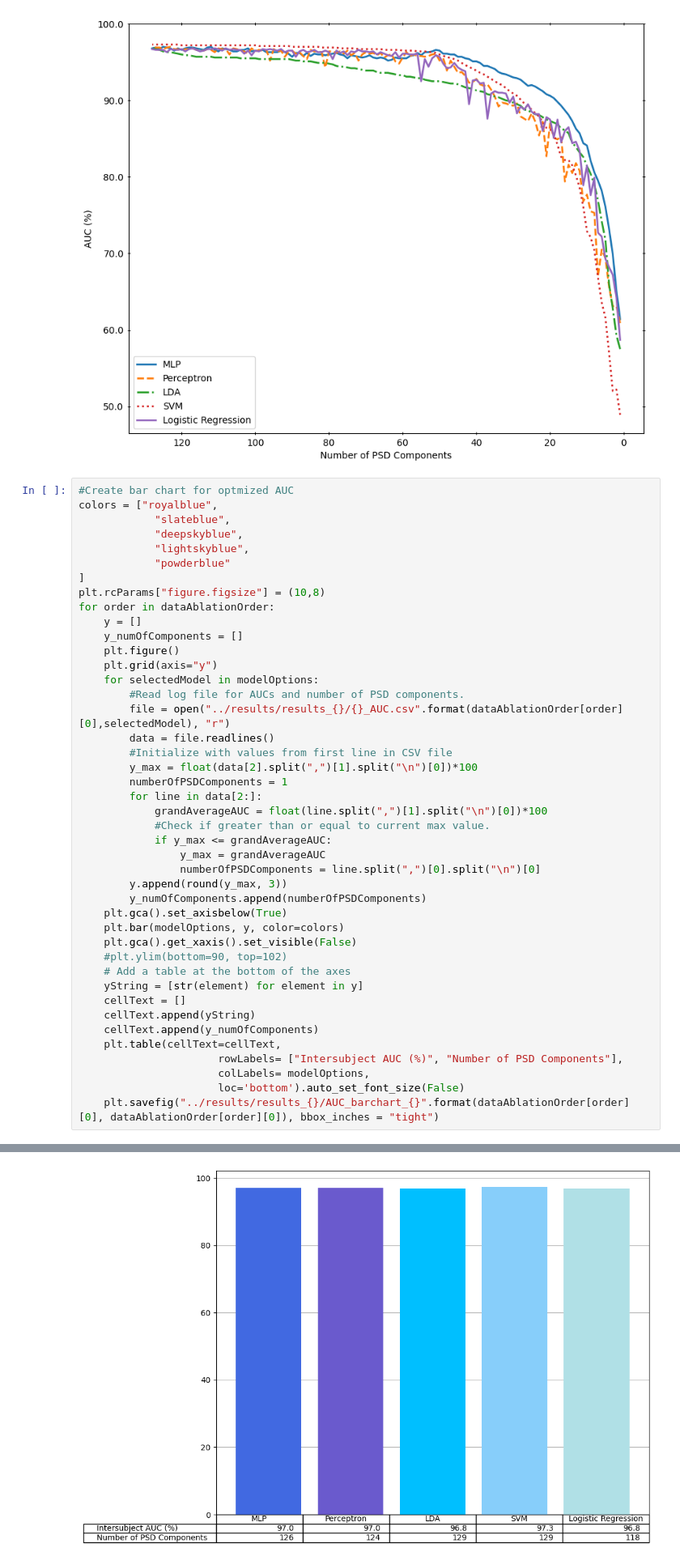
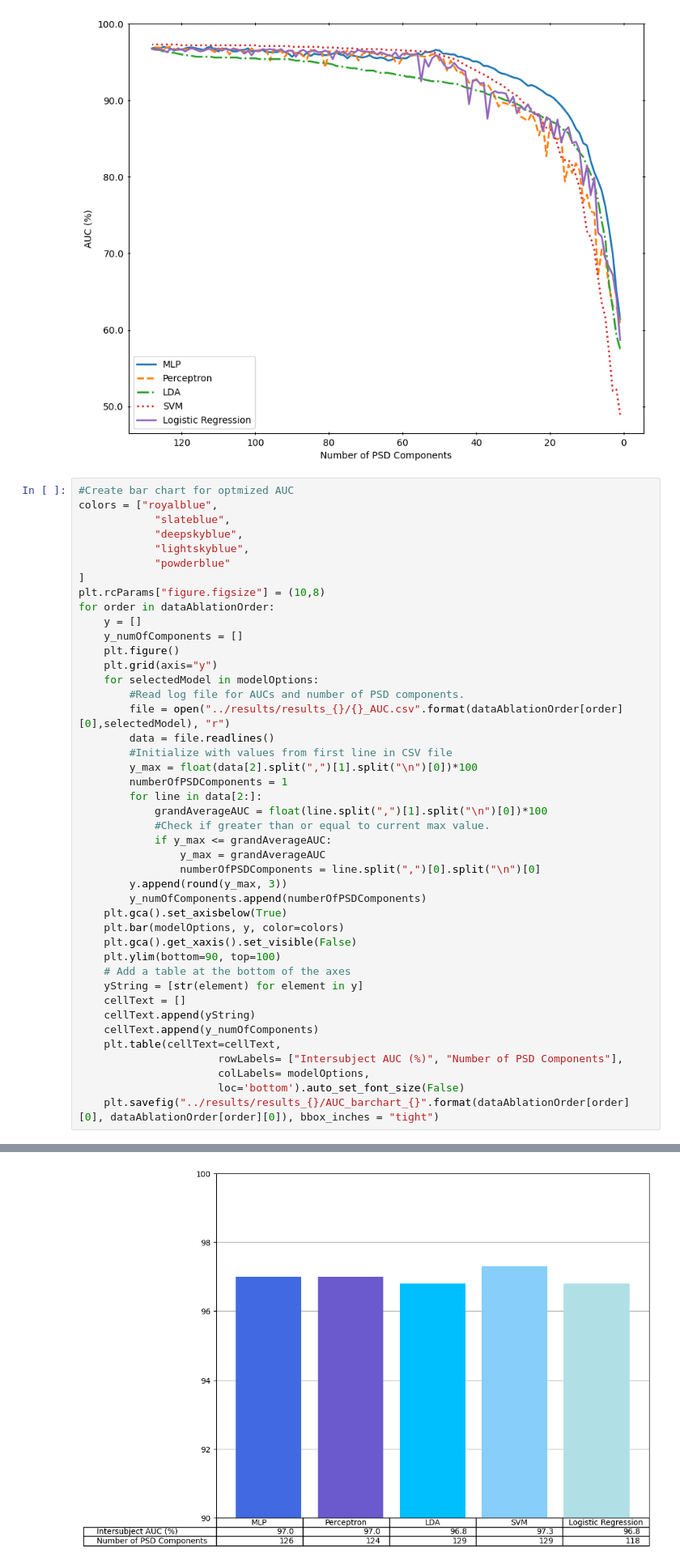
Before and after one commit to azukipan/emergencyBrakingEEG, a Jupyter notebook: code/Plots.ipynb, the cells around one changed output, grey strips where cells are left out. Shown at 81% size. Saved outputs shown, nothing was run; the diff lists cells and outputs as text.

Commit message:
Revised Notebook to plot results

```diff
--- a/code/Plots.ipynb
+++ b/code/Plots.ipynb
@@ -99,7 +99,7 @@ for order in dataAblationOrder:
     plt.gca().set_axisbelow(True)
     plt.bar(modelOptions, y, color=colors)
     plt.gca().get_xaxis().set_visible(False)
-    #plt.ylim(bottom=90, top=102)
+    plt.ylim(bottom=90, top=100)
     # Add a table at the bottom of the axes
     yString = [str(element) for element in y]
     cellText = []
@@ -115 +115 @@ for order in dataAblationOrder:
-[figure, old version]
+[figure, new version]
```
Also changed, not shown: parts of 1 cell of this notebook, 2 other files.
